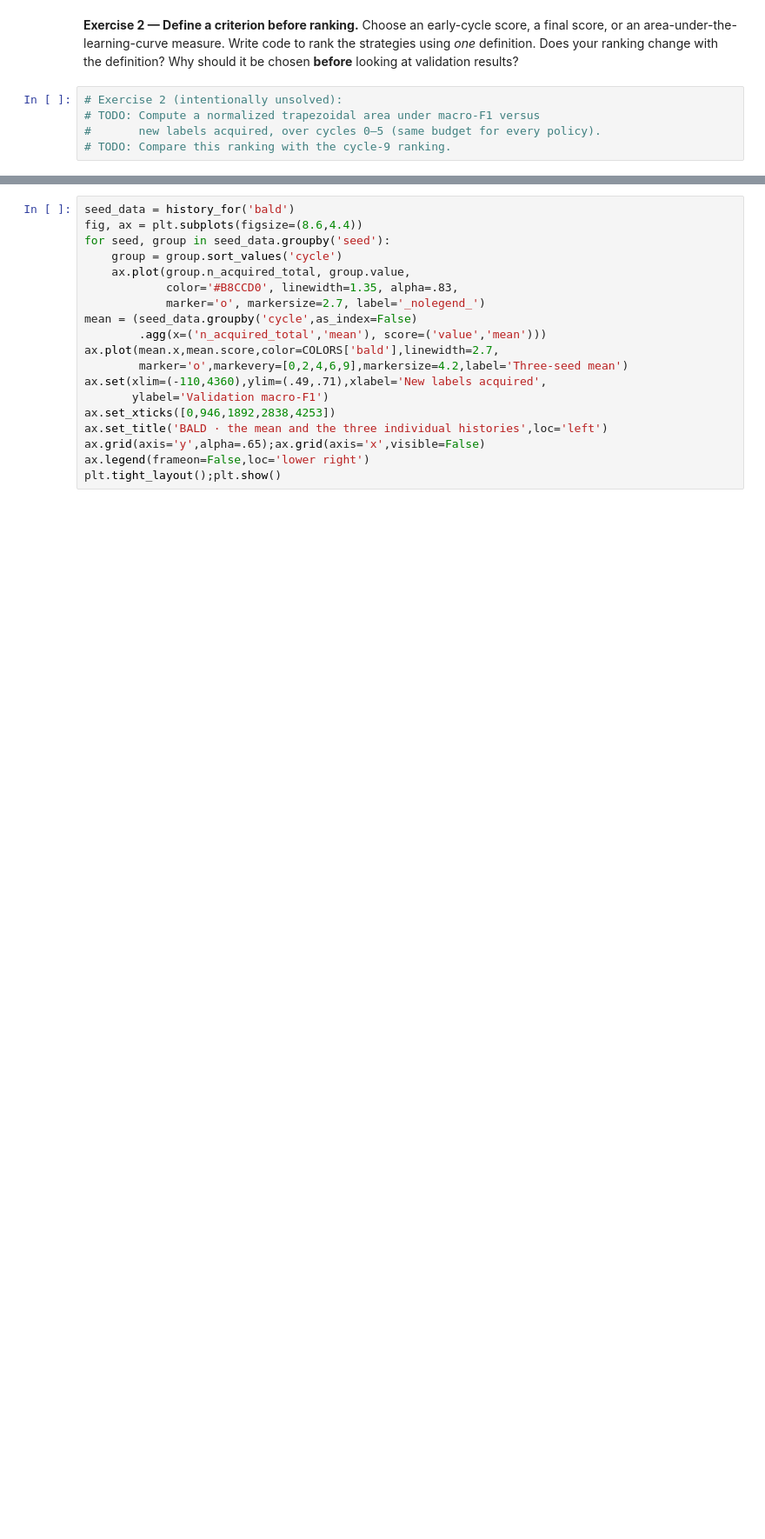
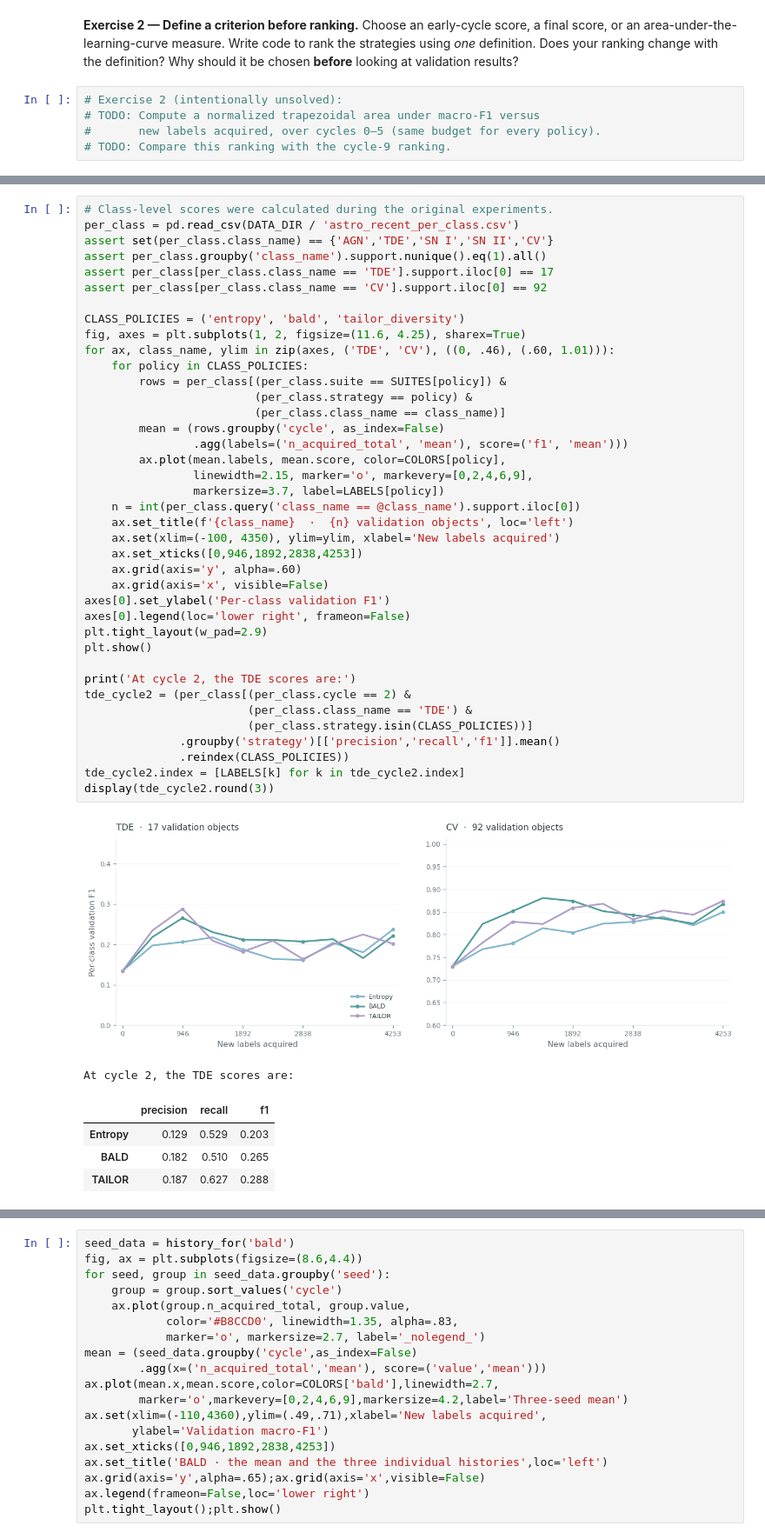
Before and after one commit to DimitrisKour/astro-transient-active-learning, a Jupyter notebook: examples/02_applecider_astronomy_active_learning.ipynb, the cells around one changed output, grey strips where cells are left out. Shown at 87% size. Saved outputs shown, nothing was run; the diff lists cells and outputs as text; blank space fills up the shorter version.

Commit message:
Complete astronomy school notebook with class metrics and cycle-2 cumulative Jaccard overlap

```diff
--- a/examples/02_applecider_astronomy_active_learning.ipynb
+++ b/examples/02_applecider_astronomy_active_learning.ipynb
@@ -246,0 +254,46 @@ display(summary.round(3))
+# %%
+# Class-level scores were calculated during the original experiments.
+per_class = pd.read_csv(DATA_DIR / 'astro_recent_per_class.csv')
+assert set(per_class.class_name) == {'AGN','TDE','SN I','SN II','CV'}
+assert per_class.groupby('class_name').support.nunique().eq(1).all()
+assert per_class[per_class.class_name == 'TDE'].support.iloc[0] == 17
+assert per_class[per_class.class_name == 'CV'].support.iloc[0] == 92
+
+CLASS_POLICIES = ('entropy', 'bald', 'tailor_diversity')
+fig, axes = plt.subplots(1, 2, figsize=(11.6, 4.25), sharex=True)
+for ax, class_name, ylim in zip(axes, ('TDE', 'CV'), ((0, .46), (.60, 1.01))):
+    for policy in CLASS_POLICIES:
+        rows = per_class[(per_class.suite == SUITES[policy]) &
+                         (per_class.strategy == policy) &
+                         (per_class.class_name == class_name)]
+        mean = (rows.groupby('cycle', as_index=False)
+                .agg(labels=('n_acquired_total', 'mean'), score=('f1', 'mean')))
+        ax.plot(mean.labels, mean.score, color=COLORS[policy],
+                linewidth=2.15, marker='o', markevery=[0,2,4,6,9],
+                markersize=3.7, label=LABELS[policy])
+    n = int(per_class.query('class_name == @class_name').support.iloc[0])
+    ax.set_title(f'{class_name}  ·  {n} validation objects', loc='left')
+    ax.set(xlim=(-100, 4350), ylim=ylim, xlabel='New labels acquired')
+    ax.set_xticks([0,946,1892,2838,4253])
+    ax.grid(axis='y', alpha=.60)
+    ax.grid(axis='x', visible=False)
+axes[0].set_ylabel('Per-class validation F1')
+axes[0].legend(loc='lower right', frameon=False)
+plt.tight_layout(w_pad=2.9)
+plt.show()
+
+print('At cycle 2, the TDE scores are:')
+tde_cycle2 = (per_class[(per_class.cycle == 2) &
+                        (per_class.class_name == 'TDE') &
+                        (per_class.strategy.isin(CLASS_POLICIES))]
+              .groupby('strategy')[['precision','recall','f1']].mean()
+              .reindex(CLASS_POLICIES))
+tde_cycle2.index = [LABELS[k] for k in tde_cycle2.index]
+display(tde_cycle2.round(3))
+# %% [output]
+[figure, added]
+At cycle 2, the TDE scores are:
+|  | precision | recall | f1 |
+| Entropy | 0.129 | 0.529 | 0.203 |
+| BALD | 0.182 | 0.510 | 0.265 |
+| TAILOR | 0.187 | 0.627 | 0.288 |
```
Also changed, not shown: parts of 8 cells of this notebook, 8 other files.
